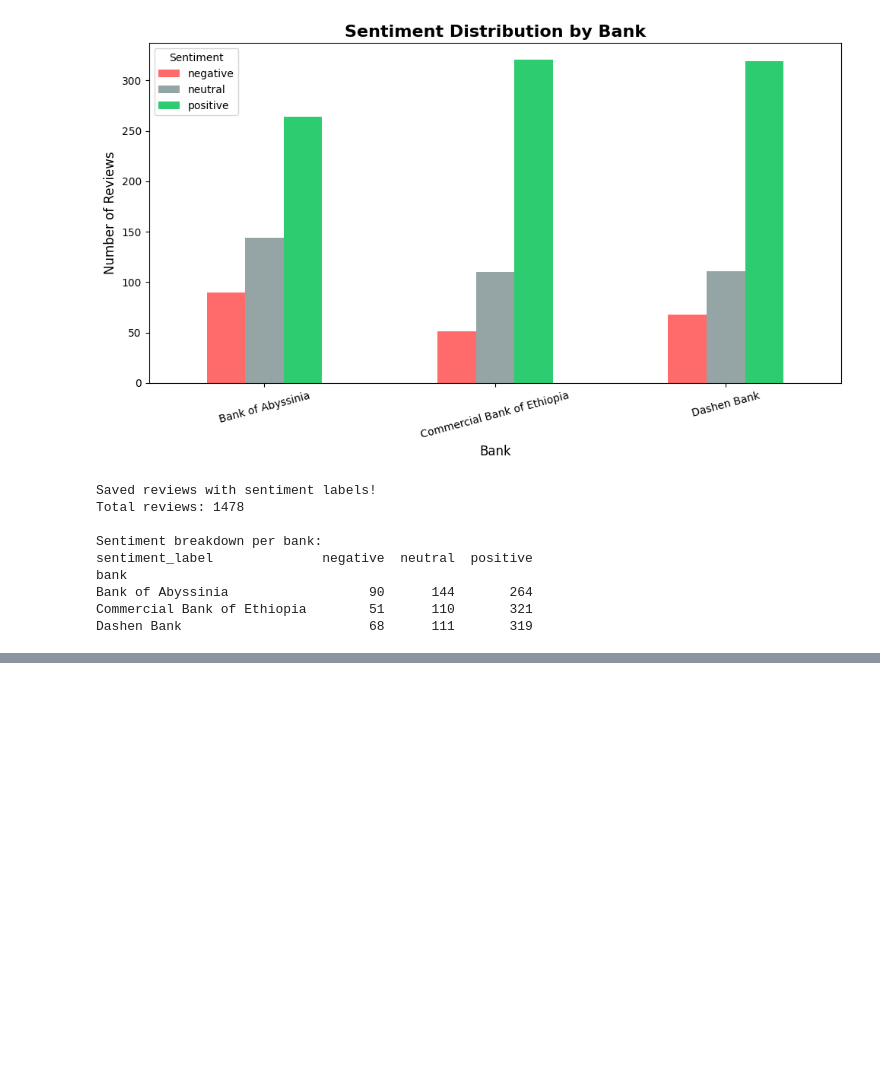
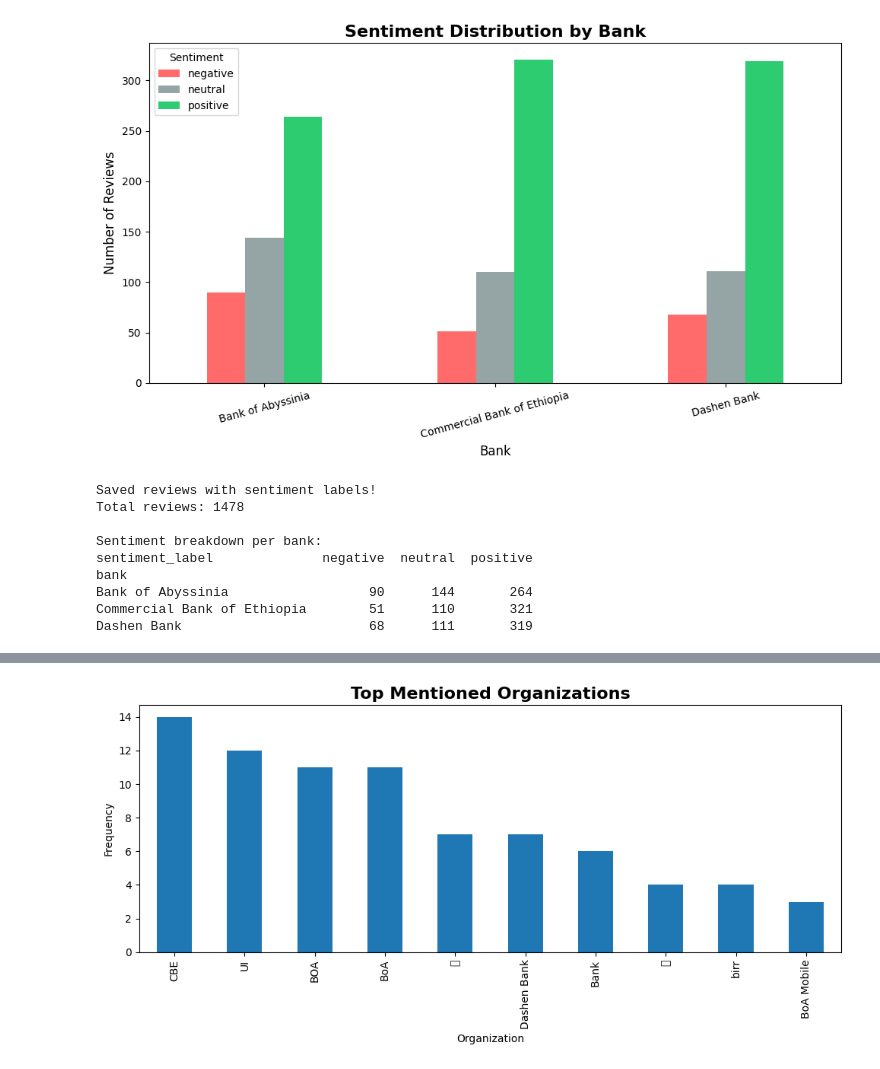
Before and after one commit to Fikir112/fintech-review-analytics, a Jupyter notebook: notebooks/task2_sentiment.ipynb, the cells around one changed output, grey strips where cells are left out. Drawn from its saved outputs; the diff is of its cells as text; code cells hidden in the pictures; blank space fills up the shorter version.

```diff
--- a/notebooks/task2_sentiment.ipynb
+++ b/notebooks/task2_sentiment.ipynb
@@ -109,0 +224,15 @@ Dashen Bank                        68      111       319
+# %%
+import spacy
+nlp = spacy.load("en_core_web_sm")
+def extract_entities(text):
+
+    doc = nlp(str(text))
+
+    entities = []
+
+    for ent in doc.ents:
+        entities.append((ent.text, ent.label_))
+
+    return entities
+df['entities'] = df['review'].apply(extract_entities)
+df[['review', 'entities']].head()
@@ -109,0 +246,14 @@ Dashen Bank                        68      111       319
+# %%
+organizations = []
+
+for review in df['review']:
+
+    doc = nlp(str(review))
+
+    for ent in doc.ents:
+
+        if ent.label_ == 'ORG':
+            organizations.append(ent.text)
+org_counts = pd.Series(organizations).value_counts().head(10)
+
+org_counts
@@ -109,0 +272,17 @@ Dashen Bank                        68      111       319
+# %%
+org_counts.plot(
+    kind='bar',
+    figsize=(10,5)
+)
+
+plt.title('Top Mentioned Organizations', fontsize=16, fontweight='bold')
+plt.xlabel('Organization')
+plt.ylabel('Frequency')
+
+plt.tight_layout()
+
+plt.savefig('../data/raw/top_organizations.png', dpi=150)
+
+plt.show()
+# %% [output]
+[figure, added]
```
Also changed, not shown: parts of 13 cells of this notebook, 3 other files.
